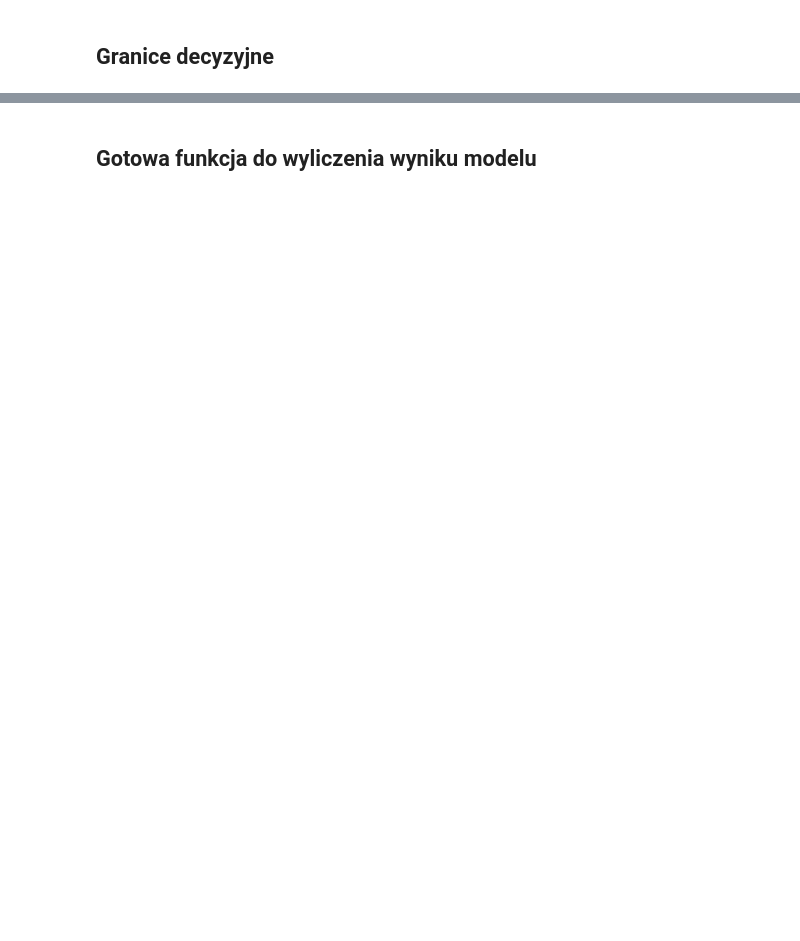
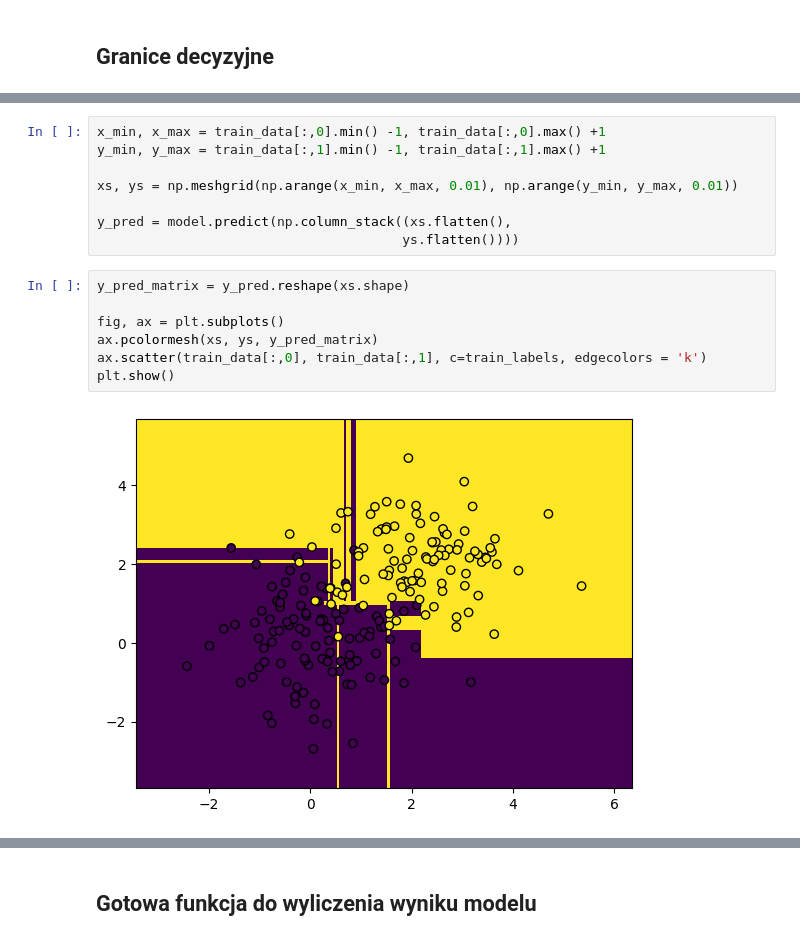
Before and after one commit to Pavti7/DATA_Pawel_A, a Jupyter notebook: Machine_Learning/Klasyfikacja/5_DecisionTrees.ipynb, the cells around one changed output, grey strips where cells are left out. Drawn from its saved outputs; the diff is of its cells as text; blank space fills up the shorter version.

```diff
--- a/Machine_Learning/Klasyfikacja/5_DecisionTrees.ipynb
+++ b/Machine_Learning/Klasyfikacja/5_DecisionTrees.ipynb
@@ -52,0 +198,17 @@ Oraz narysujmy wykres drzewa
+# %%
+x_min, x_max = train_data[:,0].min() -1, train_data[:,0].max() +1
+y_min, y_max = train_data[:,1].min() -1, train_data[:,1].max() +1
+
+xs, ys = np.meshgrid(np.arange(x_min, x_max, 0.01), np.arange(y_min, y_max, 0.01))
+
+y_pred = model.predict(np.column_stack((xs.flatten(),
+                                       ys.flatten())))
+# %%
+y_pred_matrix = y_pred.reshape(xs.shape)
+
+fig, ax = plt.subplots()
+ax.pcolormesh(xs, ys, y_pred_matrix)
+ax.scatter(train_data[:,0], train_data[:,1], c=train_labels, edgecolors = 'k')
+plt.show()
+# %% [output]
+[figure, added]
```
Also changed, not shown: parts of 12 cells of this notebook.
